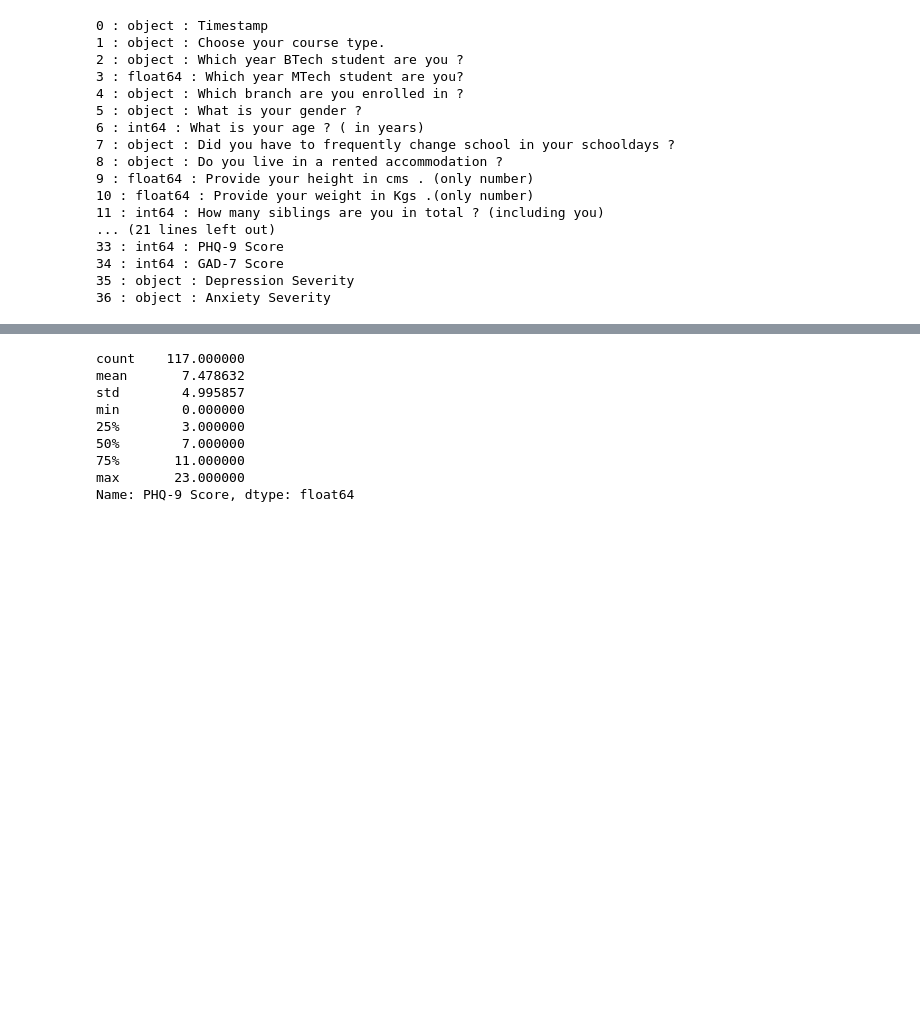
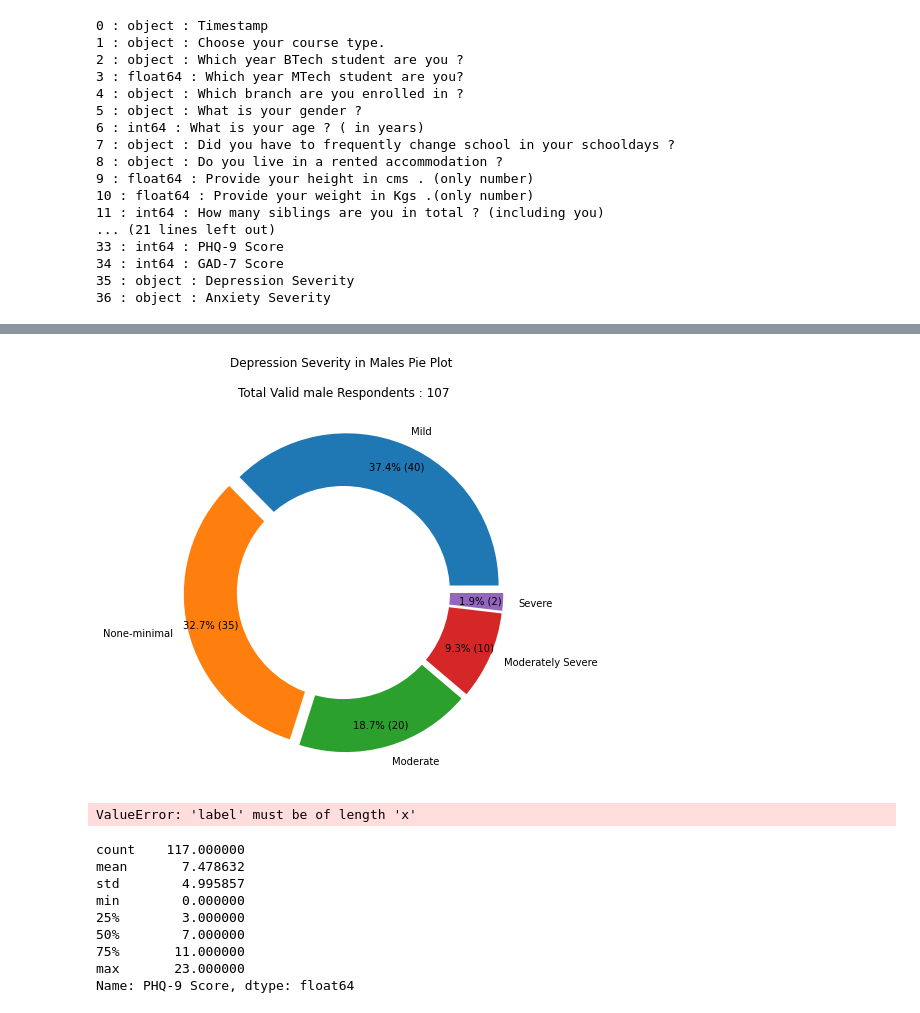
Before and after one commit to Alpha-Knight-Zero/Research, a Jupyter notebook: Mental Health in Covid-19/Our Project/Mental.ipynb, the cells around one changed output, grey strips where cells are left out. Cells and saved outputs as stored; diff of their text form; code cells hidden in the pictures; blank space fills up the shorter version.

```diff
--- a/Mental Health in Covid-19/Our Project/Mental.ipynb
+++ b/Mental Health in Covid-19/Our Project/Mental.ipynb
@@ -90,3 +94,37 @@ plt.show()
+# %%
+datam=data[data["What is your gender ?"]=="Male"]["Depression Severity"]
+
+fig = plt.figure(figsize =(10, 7))
+
+valid_participants=len(datam)
+
+plt.pie(datam.value_counts(),labels=["Mild","None-minimal","Moderate","Moderately Severe","Severe"],autopct=absolute_num,startangle=0,pctdistance=0.85,explode=(0.05,0.05,0.05,0.05,0.05))
+
+centre_circle = plt.Circle((0,0),0.70,fc='white')
+fig = plt.gcf()
+fig.gca().add_artist(centre_circle)
+
+plt.title("Depression Severity in Males Pie Plot \n\nTotal Valid male Respondents : "+str(valid_participants))
+plt.show()
+# %% [output]
+[figure, added]
+# %%
+dataf=data[data["What is your gender ?"]=="Female"]["Depression Severity"]
+
+fig = plt.figure(figsize =(10, 7))
+
+valid_participants=len(datam)
+
+plt.pie(dataf.value_counts(),labels=["Mild","None-minimal","Moderate","Moderately Severe","Severe"],autopct=absolute_num,startangle=0,pctdistance=0.85,explode=(0.05,0.05,0.05,0.05,0.05))
+
+centre_circle = plt.Circle((0,0),0.70,fc='white')
+fig = plt.gcf()
+fig.gca().add_artist(centre_circle)
+
+plt.title("Depression Severity in Females Pie Plot \n\nTotal Valid female Respondents : "+str(valid_participants))
+plt.show()
+# %% [output]
+ValueError: 'label' must be of length 'x'
 # %%
 data["PHQ-9 Score"].describe()
 # %% [output]
```
Also changed, not shown: parts of 5 cells of this notebook.
